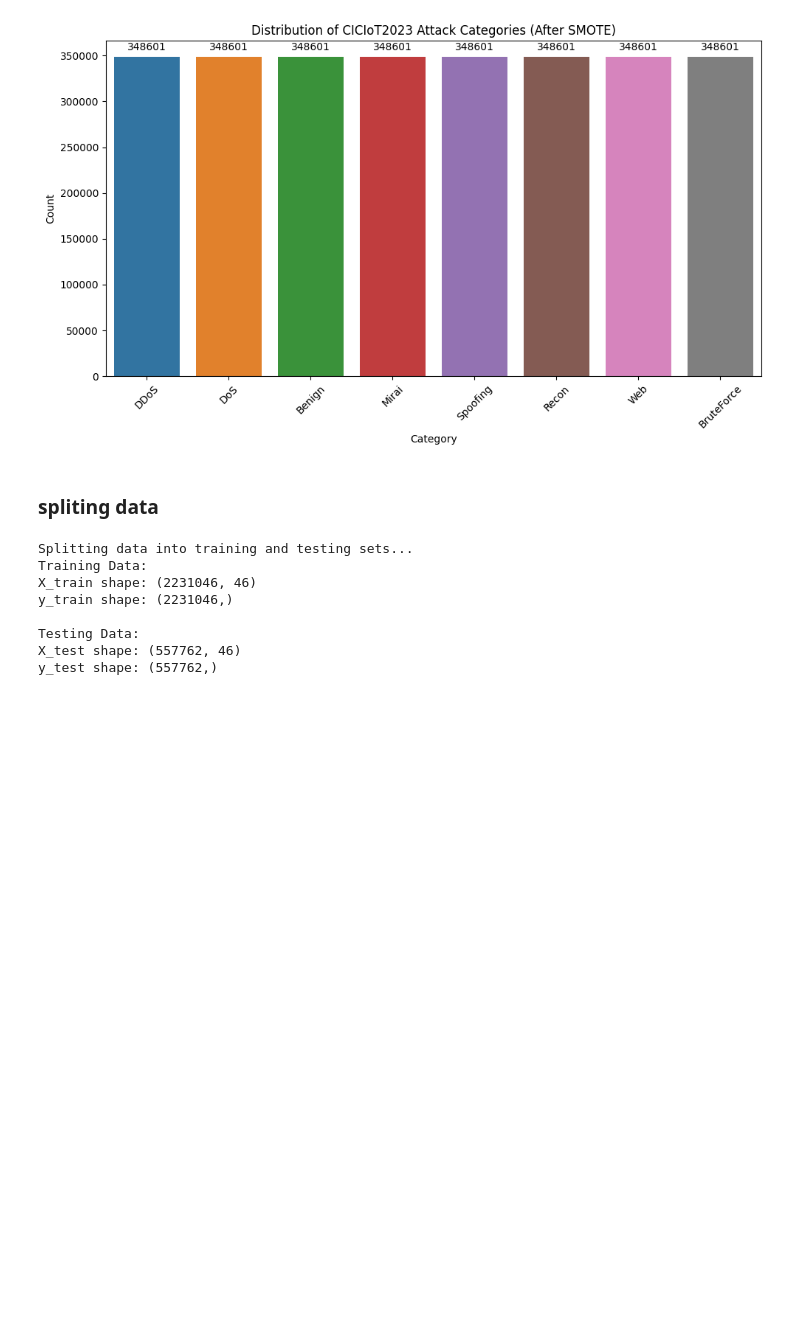
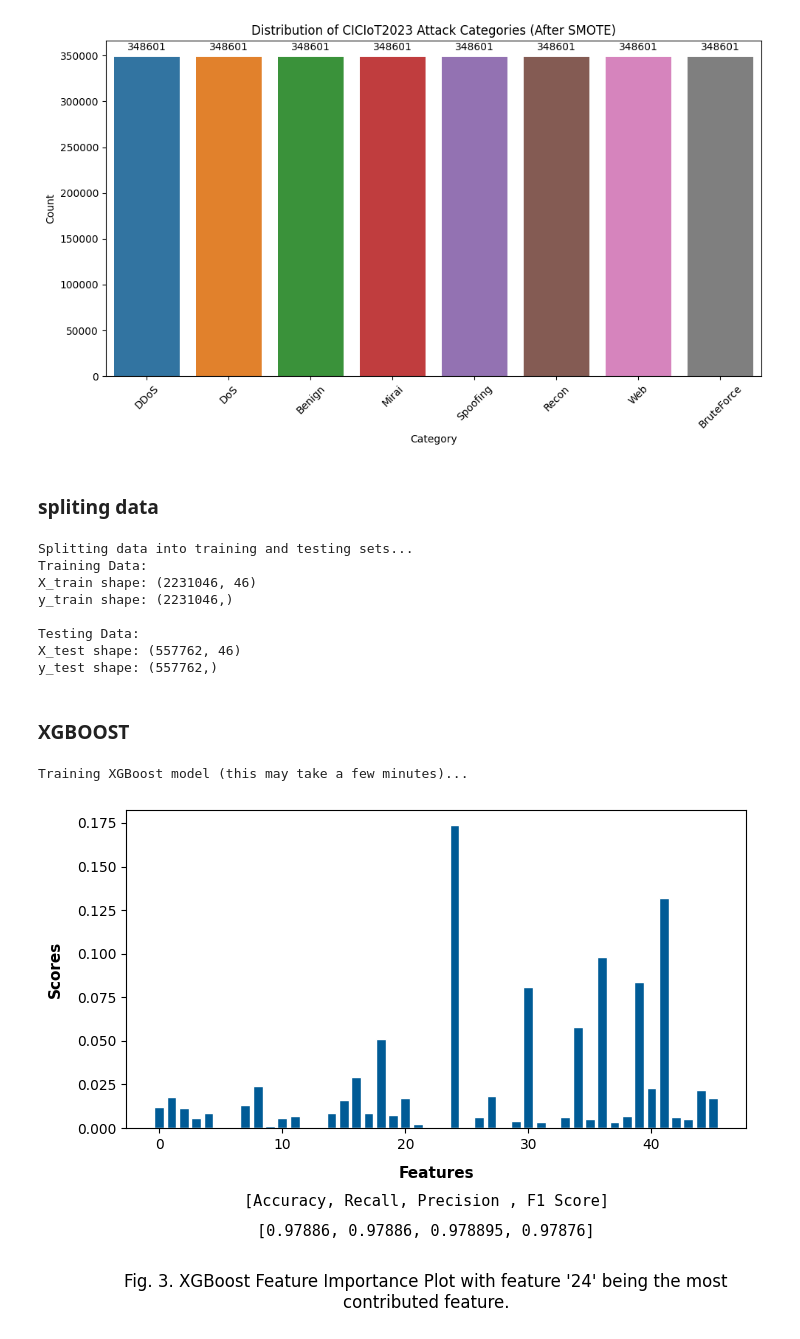
Before and after one commit to ArmitaKia/xai-xgboost-project, a Jupyter notebook: cleaning-data.ipynb, the cells around one changed output. Drawn from its saved outputs; the diff is of its cells as text; code cells hidden in the pictures; blank space fills up the shorter version.

Commit message:
XGBoost training

```diff
--- a/cleaning-data.ipynb
+++ b/cleaning-data.ipynb
@@ -346,3 +346,69 @@ y_train shape: (2231046,)
 Testing Data:
 X_test shape: (557762, 46)
 y_test shape: (557762,)
+# %% [markdown]
+### XGBOOST
+# %%
+import xgboost as xgb
+import matplotlib.pyplot as plt
+from sklearn.metrics import accuracy_score, recall_score, precision_score, f1_score
+from sklearn.preprocessing import LabelEncoder
+
+# 1. Encode string labels to integers (XGBoost requirement)
+xgb_encoder = LabelEncoder()
+y_train_encoded = xgb_encoder.fit_transform(y_train)
+y_test_encoded = xgb_encoder.transform(y_test)
+
+# 2. Initialize and Train XGBoost model
+print("Training XGBoost model (this may take a few minutes)...")
+# Note: eval_metric='mlogloss' suppresses warnings for multiclass classification
+xgb_model = xgb.XGBClassifier(random_state=42, eval_metric='mlogloss')
+xgb_model.fit(X_train, y_train_encoded)
+
+# 3. Predict on Test Set
+y_pred = xgb_model.predict(X_test)
+
+# 4. Calculate Evaluation Metrics
+# Using average='weighted' since it's a multi-class problem
+accuracy = accuracy_score(y_test_encoded, y_pred)
+recall = recall_score(y_test_encoded, y_pred, average='weighted')
+precision = precision_score(y_test_encoded, y_pred, average='weighted', zero_division=0)
+f1 = f1_score(y_test_encoded, y_pred, average='weighted')
+
+# 5. Get Feature Importances
+importances = xgb_model.feature_importances_
+
+# 6. Plotting exactly as requested
+plt.figure(figsize=(8, 6))
+
+# Plot the bars
+plt.bar(range(len(importances)), importances, color='#005b96', edgecolor='white')
+
+# Set Labels
+plt.xlabel('Features', fontweight='bold', fontsize=11, labelpad=10)
+plt.ylabel('Scores', fontweight='bold', fontsize=11, labelpad=10)
+
+# Adjust plot layout to leave space at the bottom for text
+plt.subplots_adjust(bottom=0.35)
+
+# Find the most important feature index to dynamically update the caption if needed
+most_important_feat = importances.argmax()
+
+# Define the text blocks
+metrics_headers = "[Accuracy, Recall, Precision , F1 Score]"
+metrics_values = f"[{accuracy:.5f}, {recall:.5f}, {precision:.6f}, {f1:.5f}]"
+
+# In your image the caption specifically mentions feature 15.
+# We'll hardcode the caption to match the image, or you can dynamically inject {most_important_feat}
+caption = f"Fig. 3. XGBoost Feature Importance Plot with feature '{most_important_feat}' being the most\ncontributed feature."
+
+# Add the text to the figure using figtext (x, y coordinates from 0 to 1)
+plt.figtext(0.5, 0.22, metrics_headers, ha="center", fontsize=11, fontfamily='monospace')
+plt.figtext(0.5, 0.17, metrics_values, ha="center", fontsize=11, fontfamily='monospace')
+plt.figtext(0.5, 0.05, caption, ha="center", fontsize=12)
+
+# Display the plot
+plt.show()
+# %% [output]
+Training XGBoost model (this may take a few minutes)...
+[figure, added]
```
